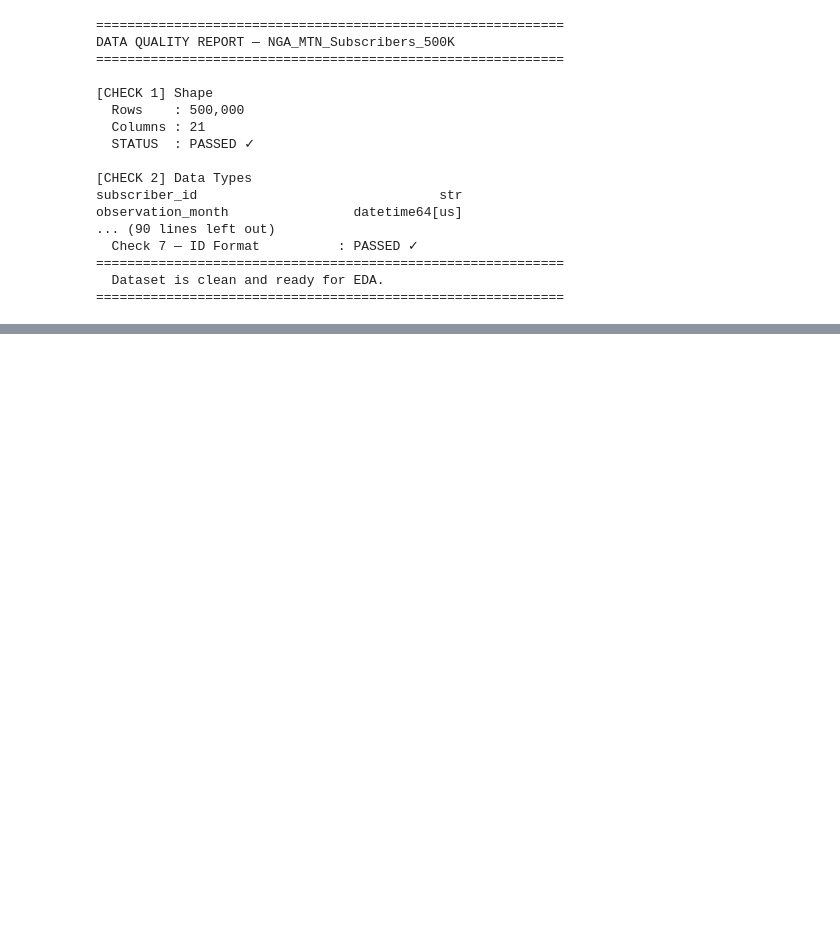
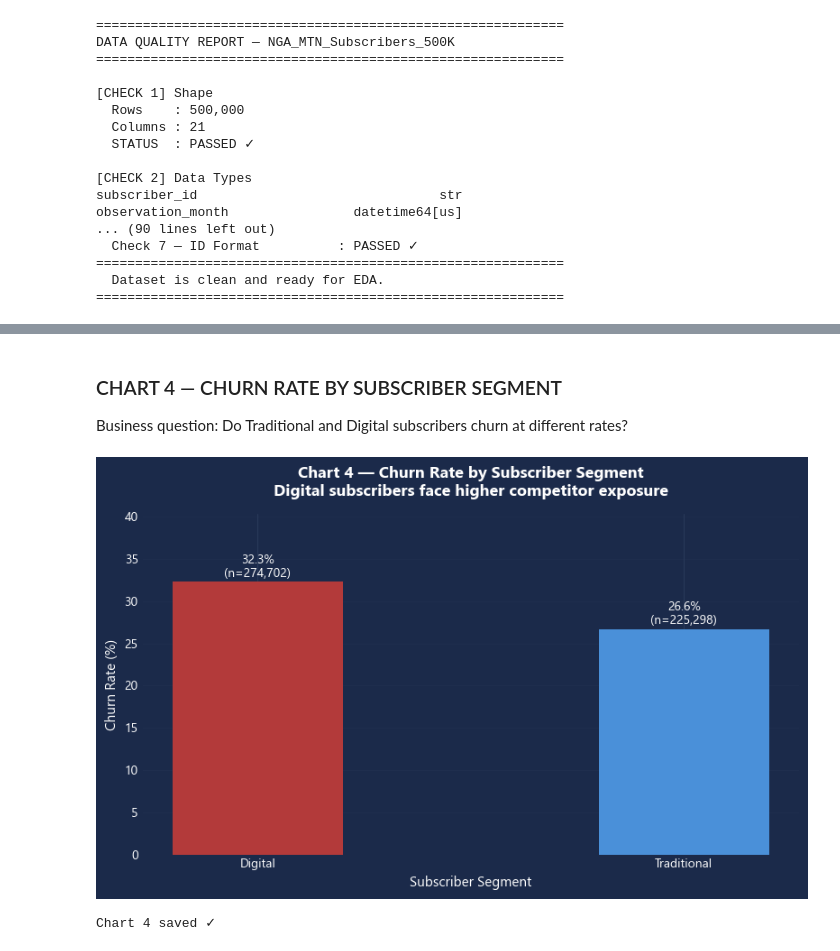
Before and after one commit to Elijjjaaaahhhhh/mtn-churn-prediction, a Jupyter notebook: notebooks/mtn_churn_pipeline.ipynb, the cells around one changed output, grey strips where cells are left out. Cells and saved outputs as stored; diff of their text form; code cells hidden in the pictures; blank space fills up the shorter version.

```diff
--- a/notebooks/mtn_churn_pipeline.ipynb
+++ b/notebooks/mtn_churn_pipeline.ipynb
@@ -1184,0 +1393,57 @@ observation_month                datetime64[us]
+# %% [markdown]
+### CHART 4 — CHURN RATE BY SUBSCRIBER SEGMENT
+ Business question: Do Traditional and Digital subscribers
+ churn at different rates?
+# %%
+segment_churn = (
+    df.groupby('subscriber_segment')['churn_label']
+    .agg(['mean', 'count'])
+    .rename(columns={'mean': 'churn_rate', 'count': 'count'})
+    .reset_index()
+    .sort_values('churn_rate', ascending=False)
+)
+segment_churn['churn_rate_pct'] = segment_churn['churn_rate'] * 100
+
+fig, ax = plt.subplots(figsize=(8, 5))
+
+seg_colors = [ALERT_COLOR if seg == 'Digital' else NEUTRAL_COLOR
+              for seg in segment_churn['subscriber_segment']]
+
+bars = ax.bar(
+    segment_churn['subscriber_segment'],
+    segment_churn['churn_rate_pct'],
+    color=seg_colors,
+    edgecolor='none',
+    width=0.4
+)
+
+for bar, pct, cnt in zip(bars,
+                          segment_churn['churn_rate_pct'],
+                          segment_churn['count']):
+    ax.text(
+        bar.get_x() + bar.get_width() / 2,
+        bar.get_height() + 0.3,
+        f'{pct:.1f}%\n(n={cnt:,})',
+        ha='center', va='bottom',
+        color=TEXT_COLOR, fontsize=10
+    )
+
+ax.set_xlabel('Subscriber Segment', fontsize=11)
+ax.set_ylabel('Churn Rate (%)', fontsize=11)
+ax.set_title(
+    'Chart 4 — Churn Rate by Subscriber Segment\n'
+    'Digital subscribers face higher competitor exposure',
+    fontsize=13, pad=15, fontweight='bold'
+)
+ax.set_ylim(0, segment_churn['churn_rate_pct'].max() + 8)
+ax.grid(axis='y', alpha=0.3)
+ax.spines[['top', 'right', 'left']].set_visible(False)
+
+plt.tight_layout()
+plt.savefig('../outputs/chart4_churn_by_segment.png', dpi=150,
+            bbox_inches='tight', facecolor=BACKGROUND_COLOR)
+plt.show()
+print("Chart 4 saved ✓")
+# %% [output]
+[figure, added]
+Chart 4 saved ✓
```
Also changed, not shown: parts of 25 cells of this notebook, 8 other files.
